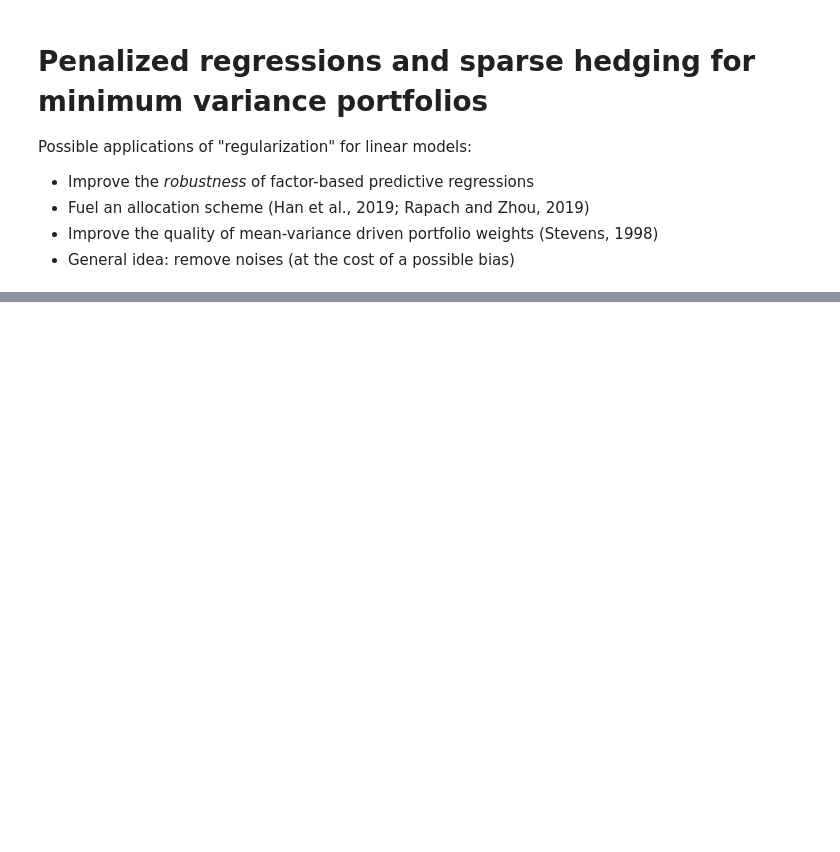
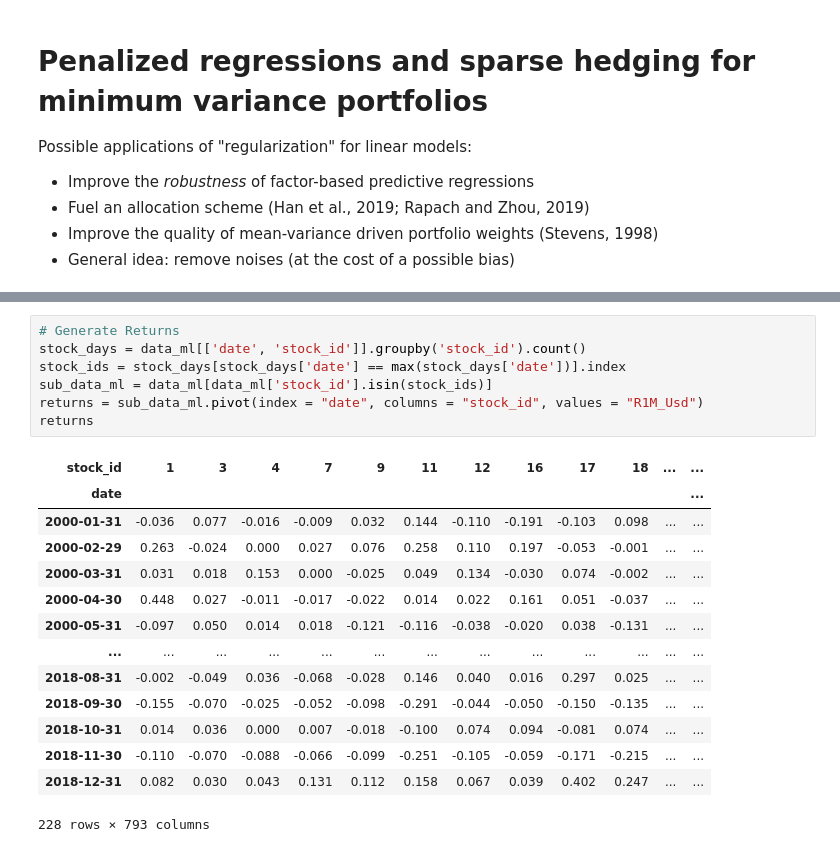
Before and after one commit to Silkdust/mlfactor-python, a Jupyter notebook: Chapter5-Penalized Regressions and Sparse Hedging for MVP.ipynb, the cells around one changed output, grey strips where cells are left out. Drawn from its saved outputs; the diff is of its cells as text; blank space fills up the shorter version.

```diff
--- a/Chapter5-Penalized Regressions and Sparse Hedging for MVP.ipynb
+++ b/Chapter5-Penalized Regressions and Sparse Hedging for MVP.ipynb
@@ -25,0 +202,22 @@ which is known as the **standard ordinary least squares (OLS)** solution of the
+# %%
+# Generate Returns
+stock_days = data_ml[['date', 'stock_id']].groupby('stock_id').count()
+stock_ids = stock_days[stock_days['date'] == max(stock_days['date'])].index
+sub_data_ml = data_ml[data_ml['stock_id'].isin(stock_ids)]
+returns = sub_data_ml.pivot(index = "date", columns = "stock_id", values = "R1M_Usd")
+returns
+# %% [output]
+| stock_id | 1 | 3 | 4 | 7 | 9 | 11 | 12 | 16 | 17 | 18 | ... | ... |
+| date |  |  |  |  |  |  |  |  |  |  |  | ... |
+| 2000-01-31 | -0.036 | 0.077 | -0.016 | -0.009 | 0.032 | 0.144 | -0.110 | -0.191 | -0.103 | 0.098 | ... | ... |
+| 2000-02-29 | 0.263 | -0.024 | 0.000 | 0.027 | 0.076 | 0.258 | 0.110 | 0.197 | -0.053 | -0.001 | ... | ... |
+| 2000-03-31 | 0.031 | 0.018 | 0.153 | 0.000 | -0.025 | 0.049 | 0.134 | -0.030 | 0.074 | -0.002 | ... | ... |
+| 2000-04-30 | 0.448 | 0.027 | -0.011 | -0.017 | -0.022 | 0.014 | 0.022 | 0.161 | 0.051 | -0.037 | ... | ... |
+| 2000-05-31 | -0.097 | 0.050 | 0.014 | 0.018 | -0.121 | -0.116 | -0.038 | -0.020 | 0.038 | -0.131 | ... | ... |
+| ... | ... | ... | ... | ... | ... | ... | ... | ... | ... | ... | ... | ... |
+| 2018-08-31 | -0.002 | -0.049 | 0.036 | -0.068 | -0.028 | 0.146 | 0.040 | 0.016 | 0.297 | 0.025 | ... | ... |
+| 2018-09-30 | -0.155 | -0.070 | -0.025 | -0.052 | -0.098 | -0.291 | -0.044 | -0.050 | -0.150 | -0.135 | ... | ... |
+| 2018-10-31 | 0.014 | 0.036 | 0.000 | 0.007 | -0.018 | -0.100 | 0.074 | 0.094 | -0.081 | 0.074 | ... | ... |
+| 2018-11-30 | -0.110 | -0.070 | -0.088 | -0.066 | -0.099 | -0.251 | -0.105 | -0.059 | -0.171 | -0.215 | ... | ... |
+| 2018-12-31 | 0.082 | 0.030 | 0.043 | 0.131 | 0.112 | 0.158 | 0.067 | 0.039 | 0.402 | 0.247 | ... | ... |
+228 rows × 793 columns
```
Also changed, not shown: parts of 36 cells of this notebook, 2 other files.
